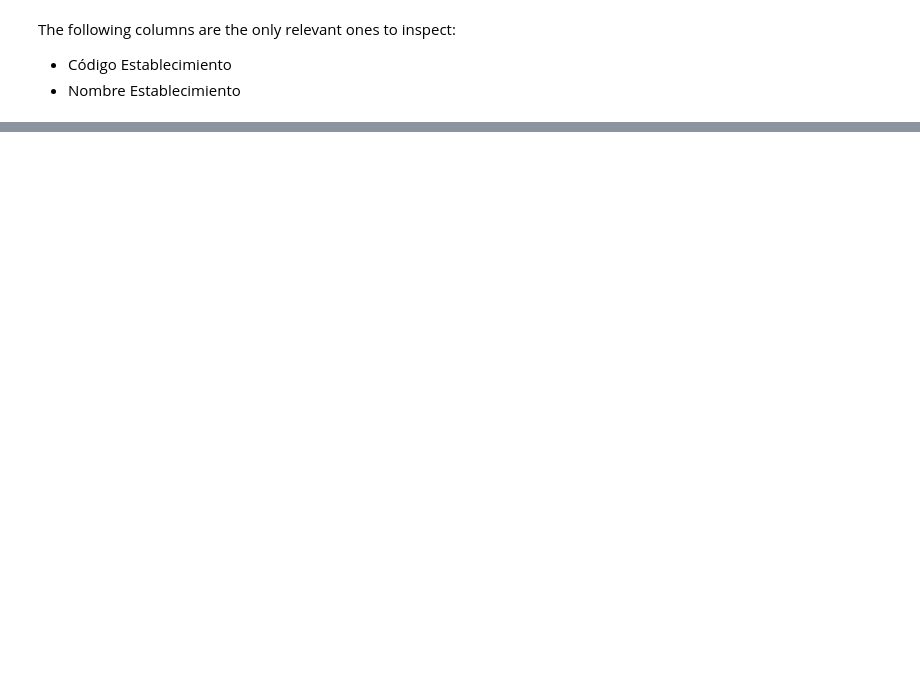
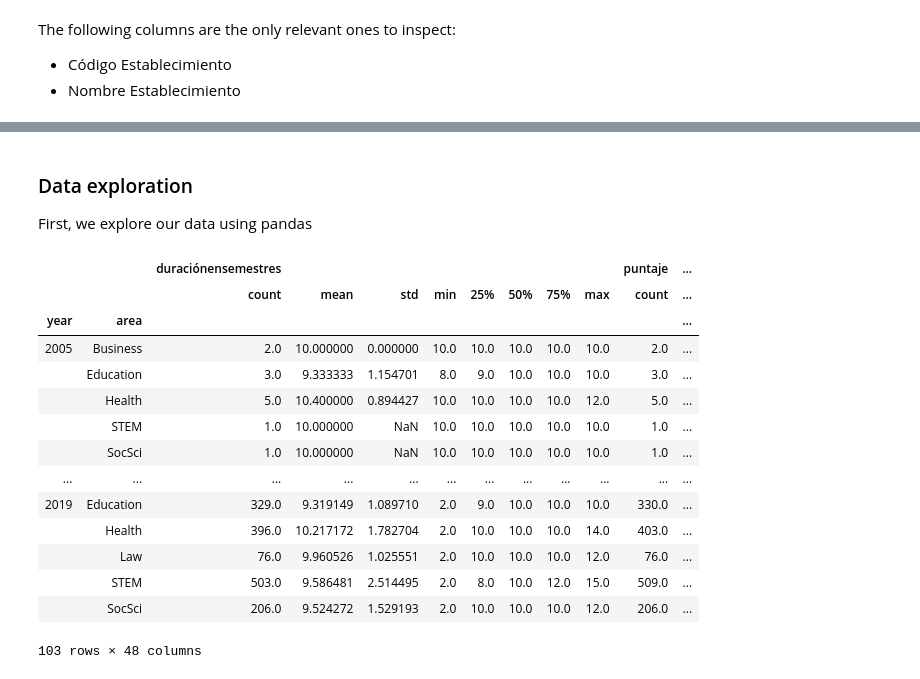
Before and after one commit to juancaros/junaeb, a Jupyter notebook: protocol/Data ETL.ipynb, the cells around one changed output, grey strips where cells are left out. Cells and saved outputs as stored; diff of their text form; code cells hidden in the pictures; blank space fills up the shorter version.

```diff
--- a/protocol/Data ETL.ipynb
+++ b/protocol/Data ETL.ipynb
@@ -10,5 +11,5 @@ In the following we will extract information about the obesity prevalence from e
 # %%
-data = pd.read_csv('../data/mn/2017-highschool.csv')
+data = pd.read_csv('../data/cned/cned.csv')
 # %%
 # look at info about the data
 data.info()
@@ -37,0 +84,27 @@ The following columns are the only relevant ones to inspect:
+# %% [markdown]
+### Data exploration
+
+First, we explore our data using pandas
+# %%
+# describe each of our relevant variables by year
+
+# first store a grouped dataframe
+dataByYear = data.groupby(by=['year', 'area'], sort=True)
+
+dataByYear.describe()
+# %% [output]
+|  |  | duraciónensemestres |  |  |  |  |  |  |  | puntaje | ... |
+|  |  | count | mean | std | min | 25% | 50% | 75% | max | count | ... |
+| year | area |  |  |  |  |  |  |  |  |  | ... |
+| 2005 | Business | 2.0 | 10.000000 | 0.000000 | 10.0 | 10.0 | 10.0 | 10.0 | 10.0 | 2.0 | ... |
+|  | Education | 3.0 | 9.333333 | 1.154701 | 8.0 | 9.0 | 10.0 | 10.0 | 10.0 | 3.0 | ... |
+|  | Health | 5.0 | 10.400000 | 0.894427 | 10.0 | 10.0 | 10.0 | 10.0 | 12.0 | 5.0 | ... |
+|  | STEM | 1.0 | 10.000000 | NaN | 10.0 | 10.0 | 10.0 | 10.0 | 10.0 | 1.0 | ... |
+|  | SocSci | 1.0 | 10.000000 | NaN | 10.0 | 10.0 | 10.0 | 10.0 | 10.0 | 1.0 | ... |
+| ... | ... | ... | ... | ... | ... | ... | ... | ... | ... | ... | ... |
+| 2019 | Education | 329.0 | 9.319149 | 1.089710 | 2.0 | 9.0 | 10.0 | 10.0 | 10.0 | 330.0 | ... |
+|  | Health | 396.0 | 10.217172 | 1.782704 | 2.0 | 10.0 | 10.0 | 10.0 | 14.0 | 403.0 | ... |
+|  | Law | 76.0 | 9.960526 | 1.025551 | 2.0 | 10.0 | 10.0 | 10.0 | 12.0 | 76.0 | ... |
+|  | STEM | 503.0 | 9.586481 | 2.514495 | 2.0 | 8.0 | 10.0 | 12.0 | 15.0 | 509.0 | ... |
+|  | SocSci | 206.0 | 9.524272 | 1.529193 | 2.0 | 10.0 | 10.0 | 10.0 | 12.0 | 206.0 | ... |
+103 rows × 48 columns
```
Also changed, not shown: parts of 30 cells of this notebook, 12 other files.
